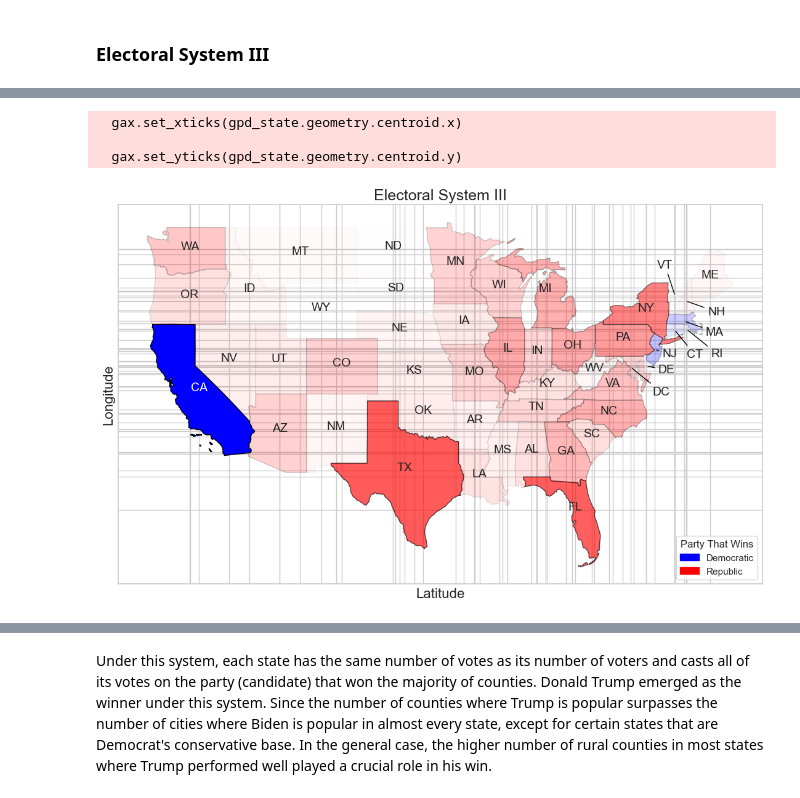
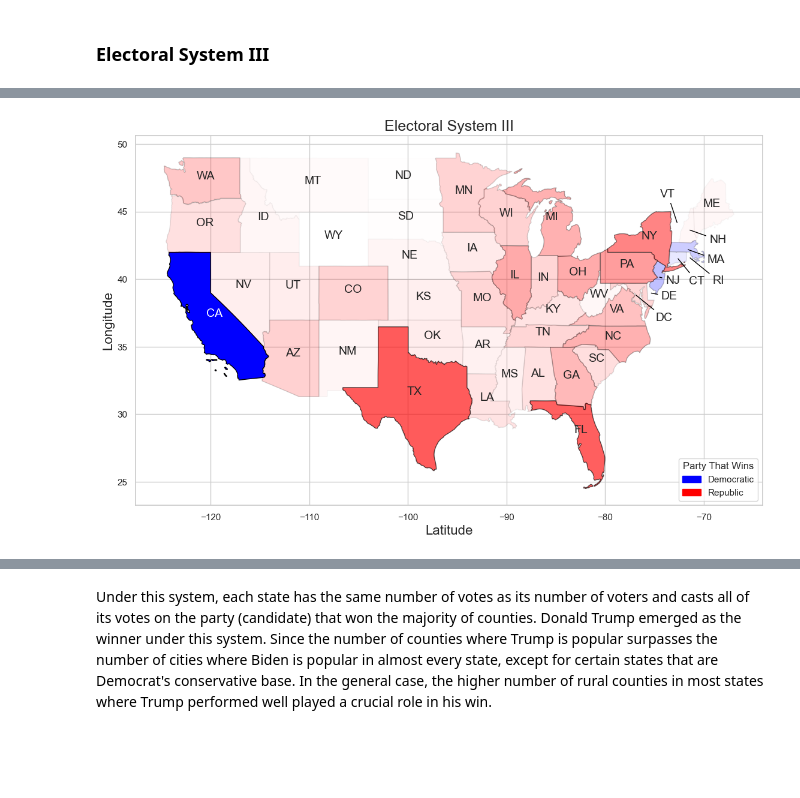
Before and after one commit to AllysonCui/ECO225, a Jupyter notebook: Code/Project 1/Project_1.ipynb, the cells around one changed output, grey strips where cells are left out. Drawn from its saved outputs; the diff is of its cells as text; code cells hidden in the pictures; blank space fills up the shorter version.

```diff
--- a/Code/Project 1/Project_1.ipynb
+++ b/Code/Project 1/Project_1.ipynb
@@ -863,10 +856,6 @@ for index, row in gpd_state.iterrows():
 handles = [plt.Rectangle((0, 0), 1, 1, color=color) for color in colors.values()]
 labels = colors.keys()
 gax.legend(handles, labels, loc='lower right')
-
-# Remove axis ticks and labels
-gax.tick_params(left=False, bottom=False, labelleft=False, labelbottom=False)
-
 
 for idx, row in gpd_state.iterrows():
     name = row['STUSPS']
@@ -884,48 +873,34 @@ for idx, row in gpd_state.iterrows():
         elif name in ['RI', 'DC']:
             gax.annotate(text=name, xy=coords, xytext=(coords[0]+3, coords[1]-2),
                         ha='center', fontsize=14, arrowprops=dict(arrowstyle="-", color='black'))
         elif name in ['CT']:
             gax.annotate(text=name, xy=coords, xytext=(coords[0]+2, coords[1]-2),
                         ha='center', fontsize=14, arrowprops=dict(arrowstyle="-", color='black'))
         elif name in ['DE']:
             gax.annotate(text=name, xy=coords, xytext=(coords[0]+2, coords[1]-0.5),
                         ha='center', fontsize=14, arrowprops=dict(arrowstyle="-", color='black'))
         elif name in ['CA']:
             gax.annotate(text=name, xy=row.geometry.centroid.coords[0], ha='center', fontsize=14, color = 'white')
     else:
         gax.annotate(text=name, xy=row.geometry.centroid.coords[0], ha='center', fontsize=14)
 
 # Set plot title
 plt.title("Electoral System III", fontdict={'family': 'sans-serif', 'size': 18})
 plt.xlabel("Latitude", fontdict={'family': 'sans-serif', 'size': 16, 'weight': 'normal'})
 plt.ylabel("Longitude", fontdict={'family': 'sans-serif', 'size': 16, 'weight': 'normal'})
 
-# Set x and y ticks to display the longitude and latitude values respectively
-gax.set_xticks(gpd_state.geometry.centroid.x)
-gax.set_yticks(gpd_state.geometry.centroid.y)
-
-# Add state abbreviation as tick labels
-gax.set_xticklabels(gpd_state.STUSPS)
-gax.set_yticklabels(gpd_state.STUSPS)
-
-# Remove tick lines
-gax.tick_params(axis='both', length=0)
-
 # Add legend
 handles = [plt.Rectangle((0, 0), 1, 1, color=color) for color in colors.values()]
 labels = ['Democratic', 'Republic']
 legend = gax.legend(handles, labels, loc='lower right')
 
 # Set legend title
 legend.set_title("Party That Wins")
 
 # Show plot
 plt.show()
 # %% [output]
-  gax.set_xticks(gpd_state.geometry.centroid.x)
-
-  gax.set_yticks(gpd_state.geometry.centroid.y)
-[figure, old version]
+[figure, new version]
 # %%
 y1 = df_state2.groupby('party')['total_votes'].sum()['DEM']
 y2 = df_state2.groupby('party')['total_votes'].sum()['REP']
```
Also changed, not shown: parts of 64 cells of this notebook, 2 other files.
